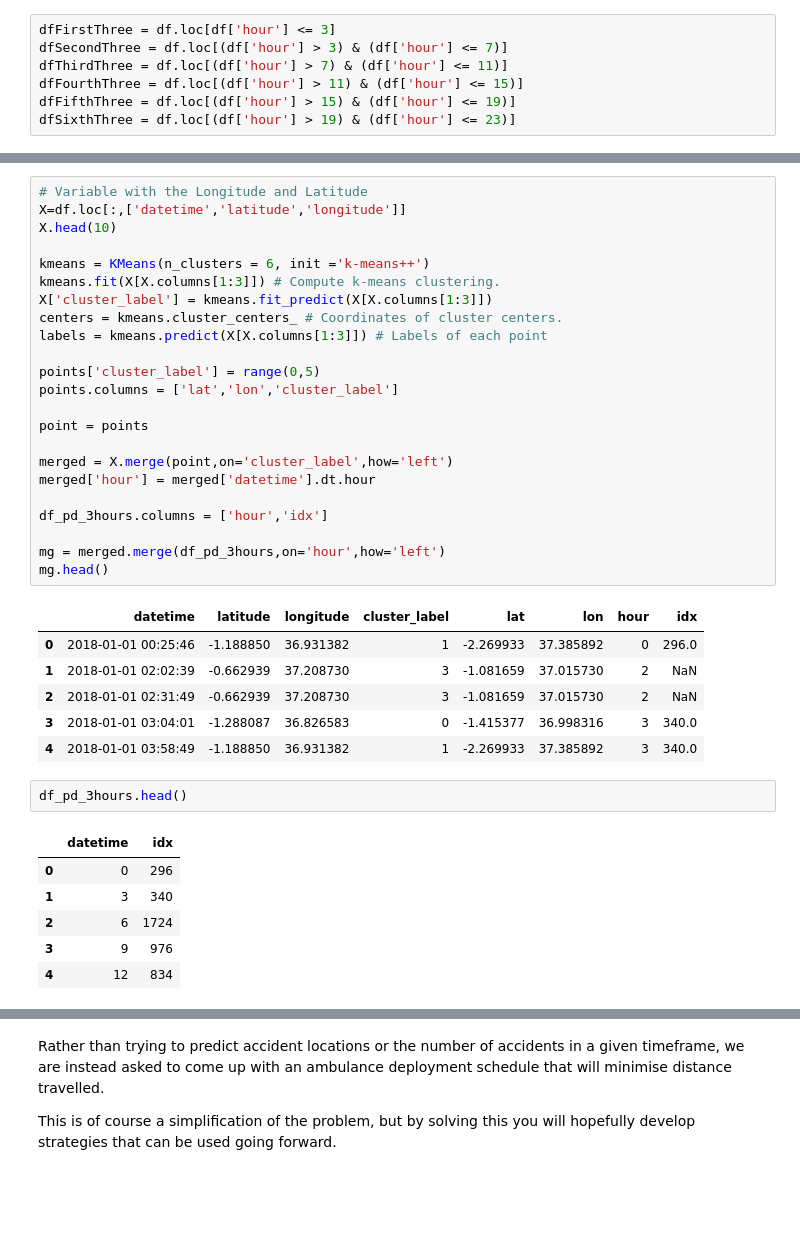
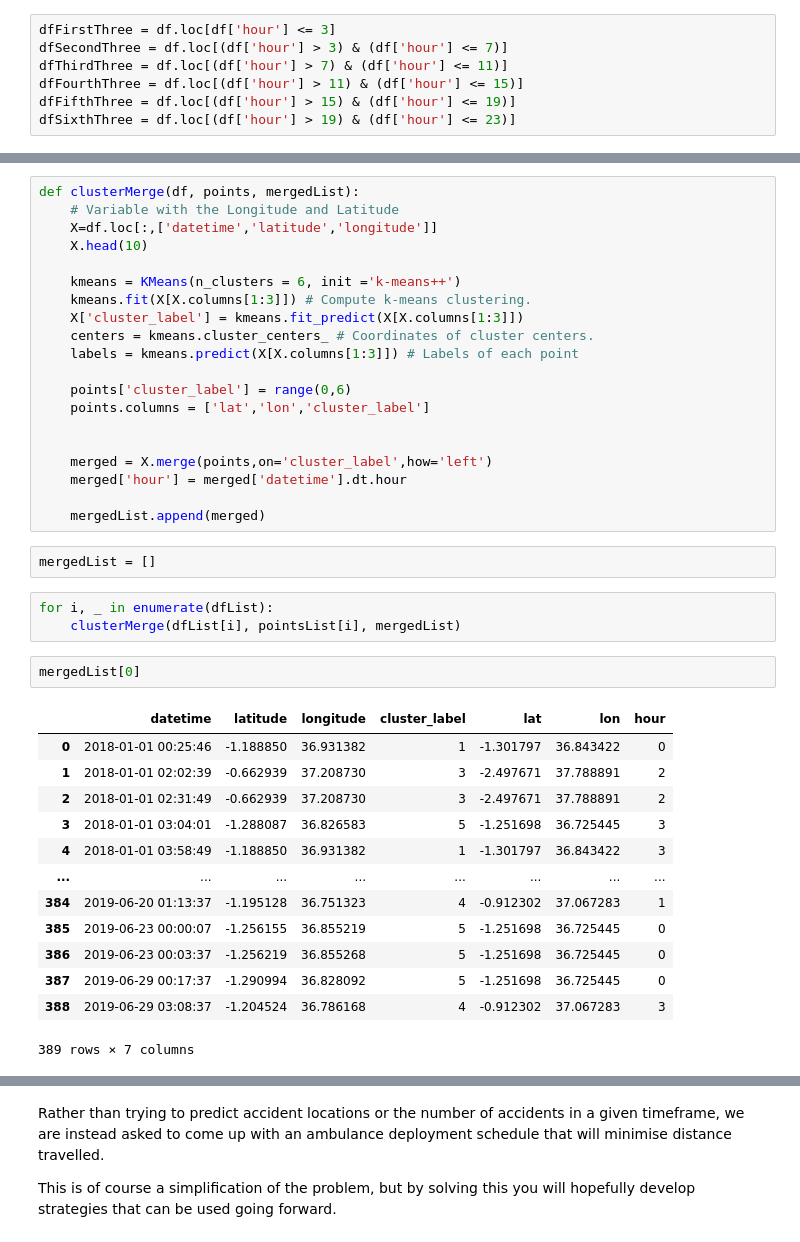
Before and after one commit to Jabor047/ihub2020, a Jupyter notebook: Uber_Nairobi_Ambulance_Perambulation_Challenge.ipynb, the cells around one changed output, grey strips where cells are left out. Saved outputs shown, nothing was run; the diff lists cells and outputs as text; blank space fills up the shorter version.

```diff
--- a/Uber_Nairobi_Ambulance_Perambulation_Challenge.ipynb
+++ b/Uber_Nairobi_Ambulance_Perambulation_Challenge.ipynb
@@ -195,39 +222,41 @@ len(centers)
 # %%
-# Variable with the Longitude and Latitude
-X=df.loc[:,['datetime','latitude','longitude']]
-X.head(10)
+def clusterMerge(df, points, mergedList):
+    # Variable with the Longitude and Latitude
+    X=df.loc[:,['datetime','latitude','longitude']]
+    X.head(10)
 
-kmeans = KMeans(n_clusters = 6, init ='k-means++')
-kmeans.fit(X[X.columns[1:3]]) # Compute k-means clustering.
-X['cluster_label'] = kmeans.fit_predict(X[X.columns[1:3]])
-centers = kmeans.cluster_centers_ # Coordinates of cluster centers.
-labels = kmeans.predict(X[X.columns[1:3]]) # Labels of each point
+    kmeans = KMeans(n_clusters = 6, init ='k-means++')
+    kmeans.fit(X[X.columns[1:3]]) # Compute k-means clustering.
+    X['cluster_label'] = kmeans.fit_predict(X[X.columns[1:3]])
+    centers = kmeans.cluster_centers_ # Coordinates of cluster centers.
+    labels = kmeans.predict(X[X.columns[1:3]]) # Labels of each point
 
-points['cluster_label'] = range(0,5)
-points.columns = ['lat','lon','cluster_label']
+    points['cluster_label'] = range(0,6)
+    points.columns = ['lat','lon','cluster_label']
 
-point = points
 
-merged = X.merge(point,on='cluster_label',how='left')
-merged['hour'] = merged['datetime'].dt.hour
+    merged = X.merge(points,on='cluster_label',how='left')
+    merged['hour'] = merged['datetime'].dt.hour
 
-df_pd_3hours.columns = ['hour','idx']
-
-mg = merged.merge(df_pd_3hours,on='hour',how='left')
-mg.head()
+    mergedList.append(merged)
-# %% [output]
-|  | datetime | latitude | longitude | cluster_label | lat | lon | hour | idx |
-| 0 | 2018-01-01 00:25:46 | -1.188850 | 36.931382 | 1 | -2.269933 | 37.385892 | 0 | 296.0 |
-| 1 | 2018-01-01 02:02:39 | -0.662939 | 37.208730 | 3 | -1.081659 | 37.015730 | 2 | NaN |
-| 2 | 2018-01-01 02:31:49 | -0.662939 | 37.208730 | 3 | -1.081659 | 37.015730 | 2 | NaN |
-| 3 | 2018-01-01 03:04:01 | -1.288087 | 36.826583 | 0 | -1.415377 | 36.998316 | 3 | 340.0 |
-| 4 | 2018-01-01 03:58:49 | -1.188850 | 36.931382 | 1 | -2.269933 | 37.385892 | 3 | 340.0 |
-# %%
-df_pd_3hours.head()
-# %% [output]
-|  | datetime | idx |
-| 0 | 0 | 296 |
-| 1 | 3 | 340 |
-| 2 | 6 | 1724 |
-| 3 | 9 | 976 |
-| 4 | 12 | 834 |
+# %%
+mergedList = []
+# %%
+for i, _ in enumerate(dfList):
+    clusterMerge(dfList[i], pointsList[i], mergedList)
+# %%
+mergedList[0]
+# %% [output]
+|  | datetime | latitude | longitude | cluster_label | lat | lon | hour |
+| 0 | 2018-01-01 00:25:46 | -1.188850 | 36.931382 | 1 | -1.301797 | 36.843422 | 0 |
+| 1 | 2018-01-01 02:02:39 | -0.662939 | 37.208730 | 3 | -2.497671 | 37.788891 | 2 |
+| 2 | 2018-01-01 02:31:49 | -0.662939 | 37.208730 | 3 | -2.497671 | 37.788891 | 2 |
+| 3 | 2018-01-01 03:04:01 | -1.288087 | 36.826583 | 5 | -1.251698 | 36.725445 | 3 |
+| 4 | 2018-01-01 03:58:49 | -1.188850 | 36.931382 | 1 | -1.301797 | 36.843422 | 3 |
+| ... | ... | ... | ... | ... | ... | ... | ... |
+| 384 | 2019-06-20 01:13:37 | -1.195128 | 36.751323 | 4 | -0.912302 | 37.067283 | 1 |
+| 385 | 2019-06-23 00:00:07 | -1.256155 | 36.855219 | 5 | -1.251698 | 36.725445 | 0 |
+| 386 | 2019-06-23 00:03:37 | -1.256219 | 36.855268 | 5 | -1.251698 | 36.725445 | 0 |
+| 387 | 2019-06-29 00:17:37 | -1.290994 | 36.828092 | 5 | -1.251698 | 36.725445 | 0 |
+| 388 | 2019-06-29 03:08:37 | -1.204524 | 36.786168 | 4 | -0.912302 | 37.067283 | 3 |
+389 rows × 7 columns
```
Also changed, not shown: parts of 10 cells of this notebook.
